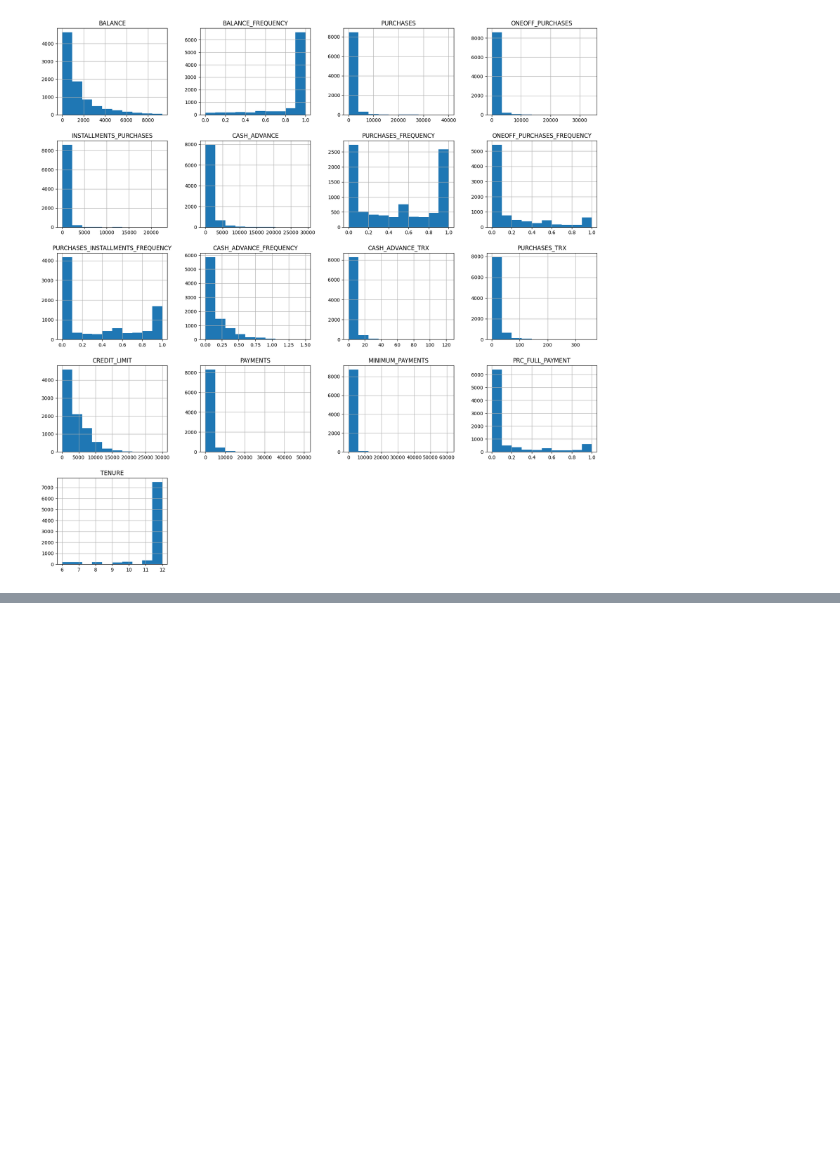
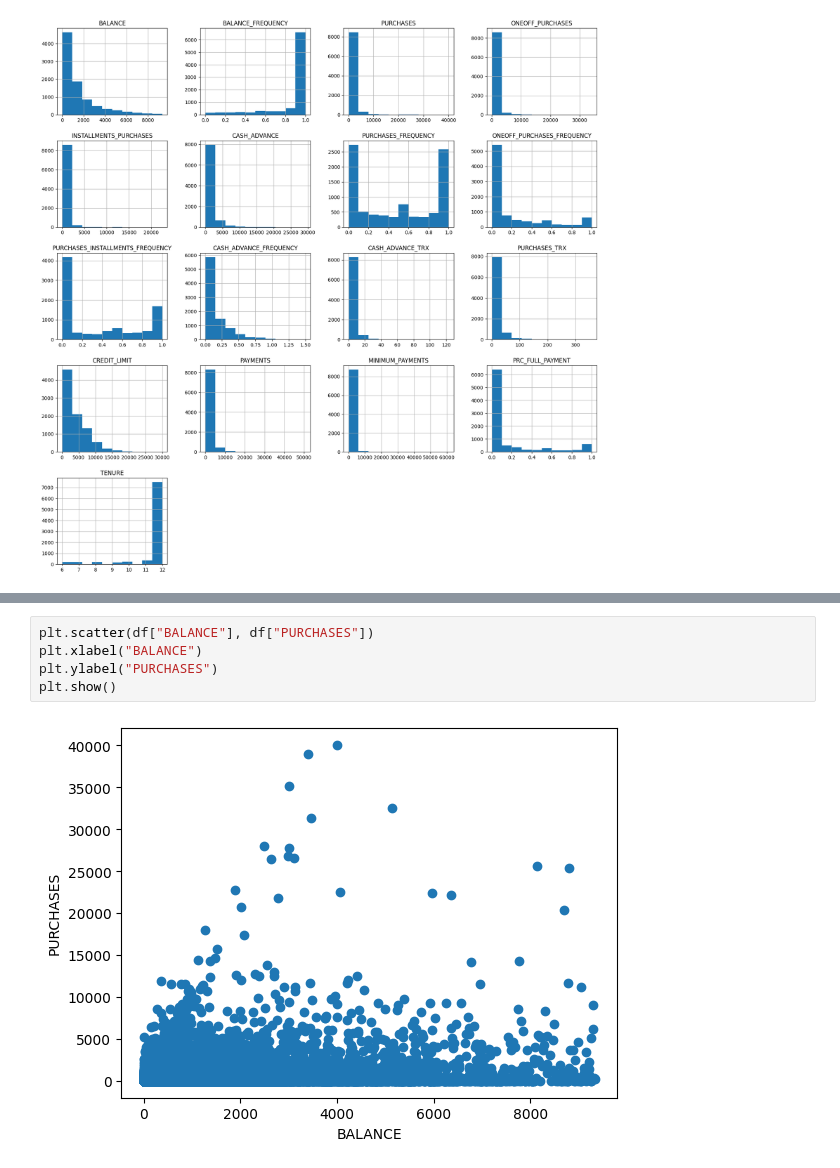
Before and after one commit to CtrlCri/Fintech-Projects, a Jupyter notebook: Credit Card Fraud Data/creditcardf.ipynb, the cells around one changed output, grey strips where cells are left out. Saved outputs shown, nothing was run; the diff lists cells and outputs as text; blank space fills up the shorter version.

```diff
--- a/Credit Card Fraud Data/creditcardf.ipynb
+++ b/Credit Card Fraud Data/creditcardf.ipynb
@@ -110,0 +118,7 @@ plt.show()
+# %%
+plt.scatter(df["BALANCE"], df["PURCHASES"])
+plt.xlabel("BALANCE")
+plt.ylabel("PURCHASES")
+plt.show()
+# %% [output]
+[figure, added]
```
Also changed, not shown: parts of 2 cells of this notebook.
